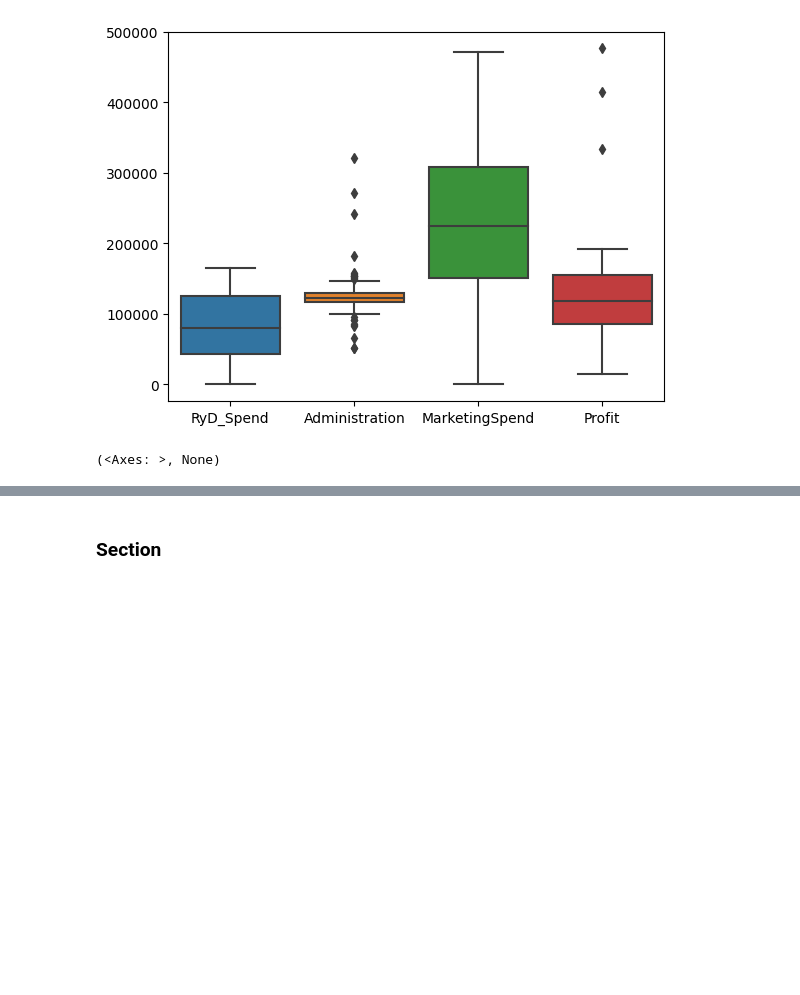
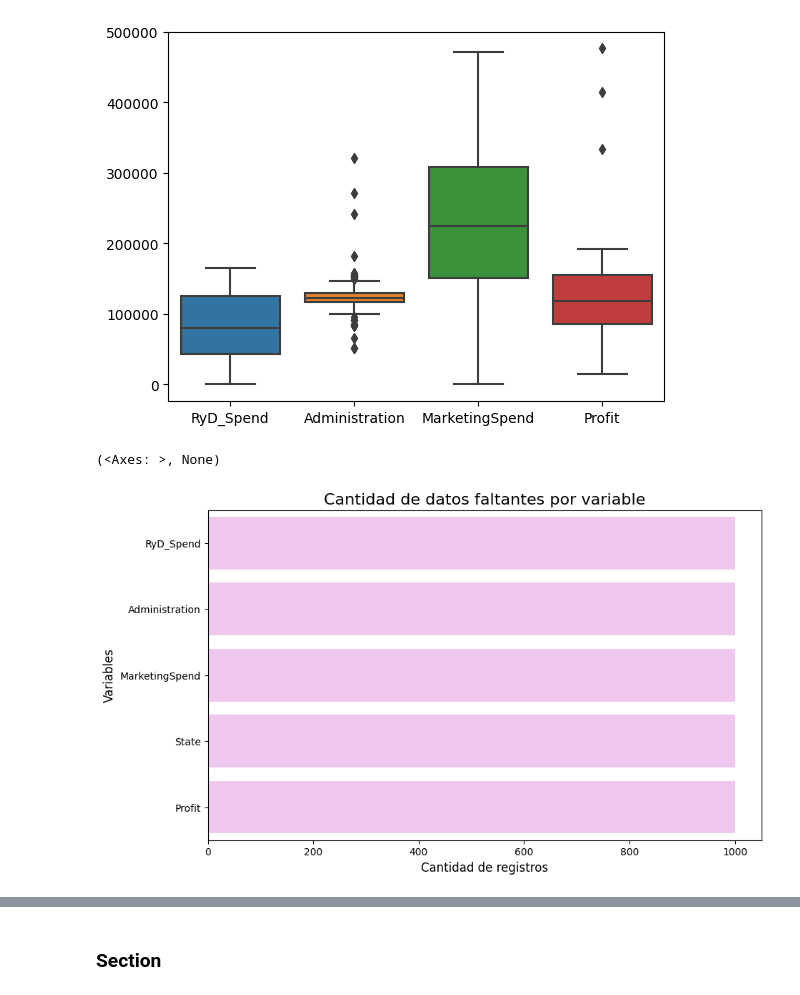
Before and after one commit to Simon890/mineria_datos, a Jupyter notebook: TP2.ipynb, the cells around one changed output, grey strips where cells are left out. Drawn from its saved outputs; the diff is of its cells as text; code cells hidden in the pictures; blank space fills up the shorter version.

```diff
--- a/TP2.ipynb
+++ b/TP2.ipynb
@@ -131,3 +108,37 @@ sns.boxplot(companies), plt.show()
 # %% [output]
 [figure]
 (<Axes: >, None)
+# %%
+def graficar_datos_faltantes(df):
+    df = df.copy()
+    total = df.shape[0]
+    nulos = df.isnull().sum()
+
+    df_grafico = pd.DataFrame({'total': total, 'nulos': nulos})
+
+    plt.figure(figsize=(10, 6))
+    sns.barplot(y=df_grafico.index, x=df_grafico['total'], color='violet', alpha=0.5)
+    sns.barplot(y=df_grafico.index, x=df_grafico['nulos'], color='blue', alpha=0.5)
+
+    plt.xlabel('Cantidad de registros', fontsize=12)
+    plt.ylabel('Variables', fontsize=12)
+    plt.title('Cantidad de datos faltantes por variable', fontsize=16)
+
+    plt.show()
+
+def graficar_elementos_unicos(df):
+    n_unicos = df.nunique()
+
+    plt.figure(figsize=(10, 6))
+    sns.barplot(x=n_unicos.index, y=n_unicos.values, alpha=0.8)
+
+    plt.ylabel('Cantidad de elementos únicos', fontsize=12)
+    plt.xlabel('Variables', fontsize=12)
+    plt.title('Cantidad de elementos únicos por variable', fontsize=16)
+    plt.xticks(rotation='vertical')
+
+    plt.show()
+# %%
+graficar_datos_faltantes(companies)
+# %% [output]
+[figure, added]
```
Also changed, not shown: parts of 27 cells of this notebook.
